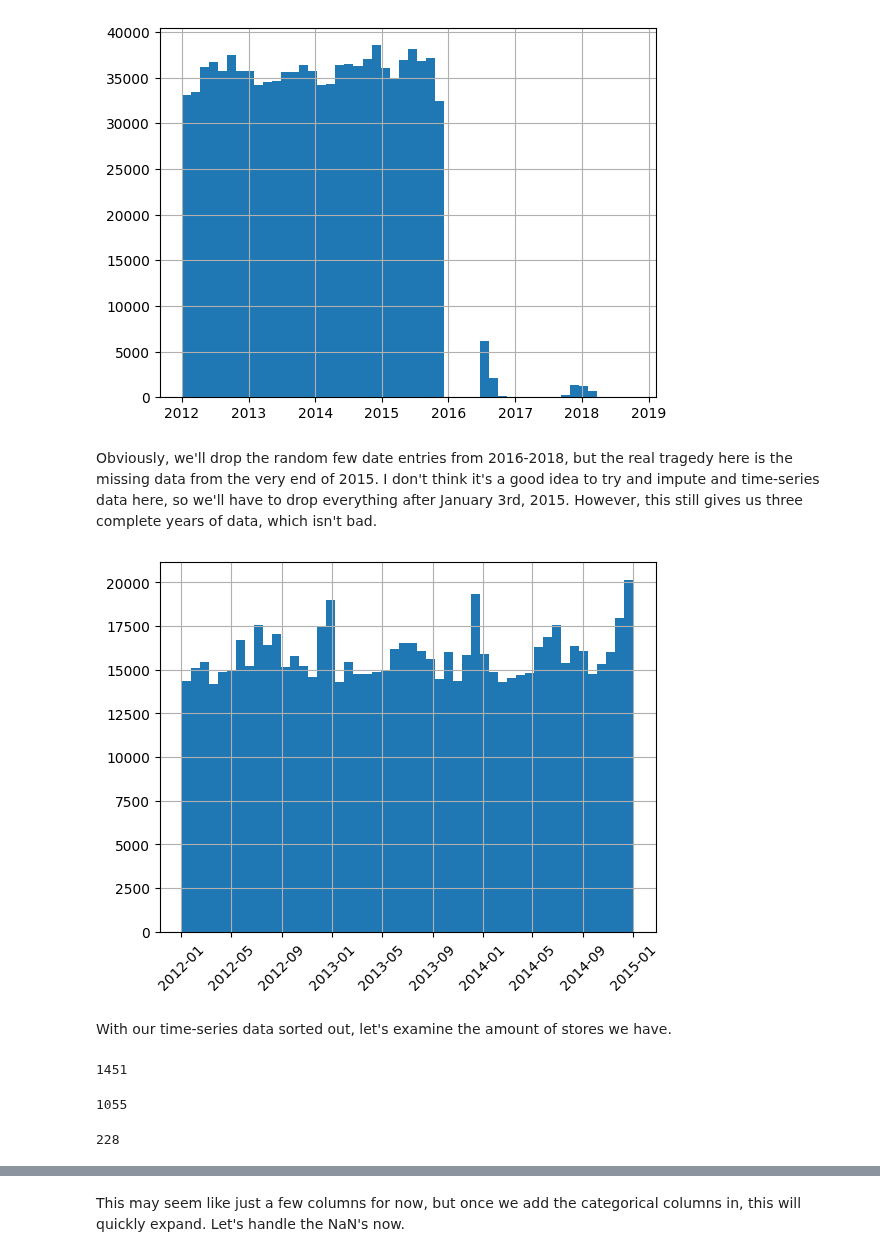
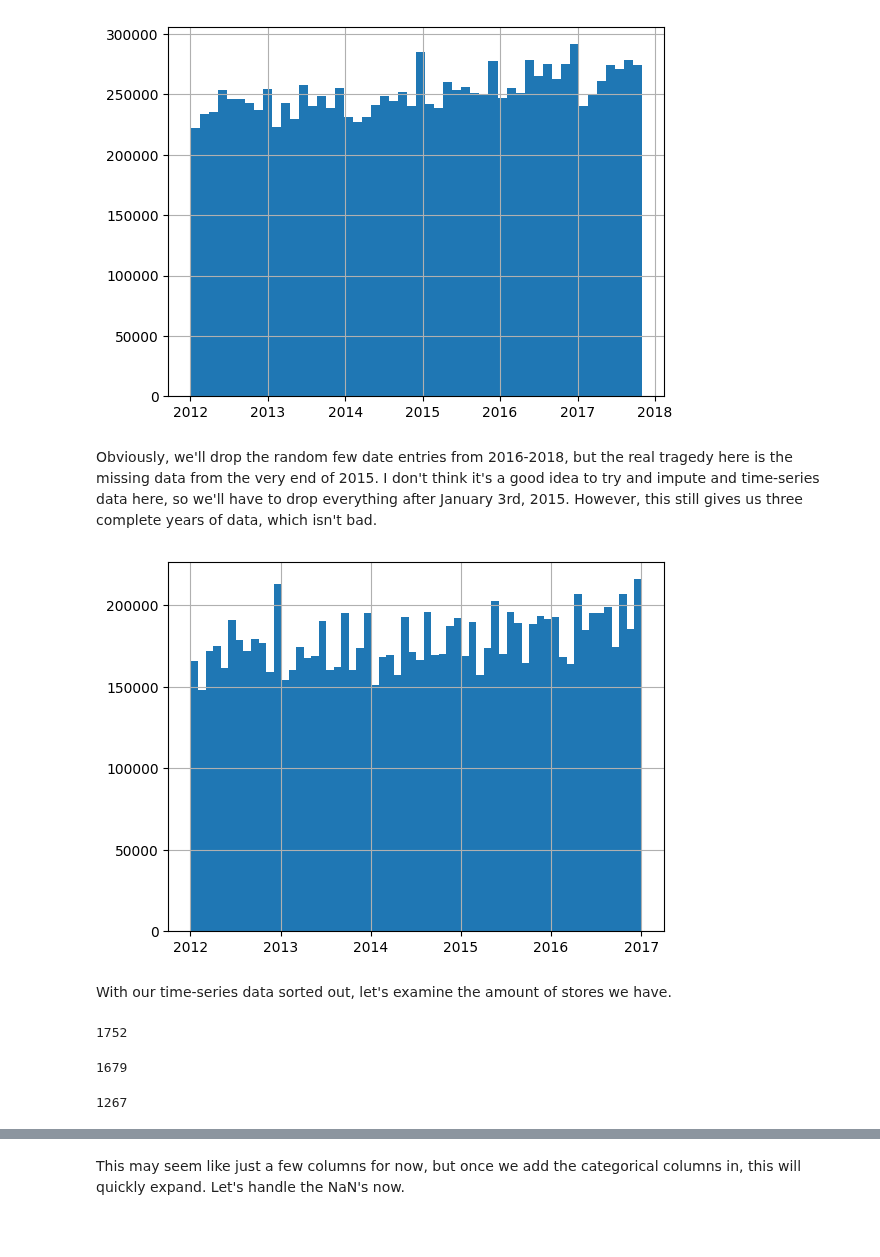
Before and after one commit to joeldmott/inventory_project, a Jupyter notebook: inventory_restocking_project.ipynb, the cells around one changed output, grey strips where cells are left out. Cells and saved outputs as stored; diff of their text form; code cells hidden in the pictures; blank space fills up the shorter version.

```diff
--- a/inventory_restocking_project.ipynb
+++ b/inventory_restocking_project.ipynb
@@ -38,6 +39,6 @@ Archive:  liquor-inventory-dataset.zip
 # %%
 import pandas as pd
-df = pd.read_csv('/content/liquor sales dataset.csv')
+df = pd.read_csv('/content/Iowa_Liquor_Sales.csv')
 df.head()
 # %% [output]
 |  | Invoice/Item Number | Date | Store Number | Store Name | Address | City | Zip Code | Store Location | ... |
@@ -80,14 +81,14 @@ df['Date'].min(), df['Date'].max()
 # %%
 df['Date'].hist(bins=50);
 # %% [output]
-[figure, old version]
+[figure, new version]
 # %% [markdown]
 Obviously, we'll drop the random few date entries from 2016-2018, but the real tragedy here is the missing data from the very end of 2015. I don't think it's a good idea to try and impute and time-series data here, so we'll have to drop everything after January 3rd, 2015. However, this still gives us three complete years of data, which isn't bad.
 # %%
-trimmed_df = df[~(df['Date'] > '2015-01-03 00:00:00')]
-trimmed_df['Date'].hist(xrot=45, bins=50);
+trimmed_df = df[~(df['Date'] > '2017-01-03 00:00:00')]
+trimmed_df['Date'].hist(bins=60);
 # %% [output]
-[figure, old version]
+[figure, new version]
 # %% [markdown]
 With our time-series data sorted out, let's examine the amount of stores we have.
 # %%
@@ -95,7 +96,7 @@ With our time-series data sorted out, let's examine the amount of stores we have
 unique_stores = trimmed_df['Store Number'].unique()
 len(unique_stores)
 # %% [output]
-1451
+1752
 # %%
 #How many with more than 100 orders in here?
 store_value_counts = trimmed_df['Store Number'].value_counts()
@@ -103,7 +104,7 @@ hundred_order_stores = pd.DataFrame(store_value_counts)
 hundred_order_stores = hundred_order_stores[hundred_order_stores['count'] >= 100]
 len(hundred_order_stores)
 # %% [output]
-1055
+1679
 # %%
 #How many with more than 1000 orders in here?
 store_value_counts = trimmed_df['Store Number'].value_counts()
@@ -111,5 +112,5 @@ thousand_order_stores = pd.DataFrame(store_value_counts)
 thousand_order_stores = thousand_order_stores[thousand_order_stores['count'] >= 1000]
 len(thousand_order_stores)
 # %% [output]
-228
+1267
 # %% [markdown]
```
Also changed, not shown: parts of 20 cells of this notebook.
